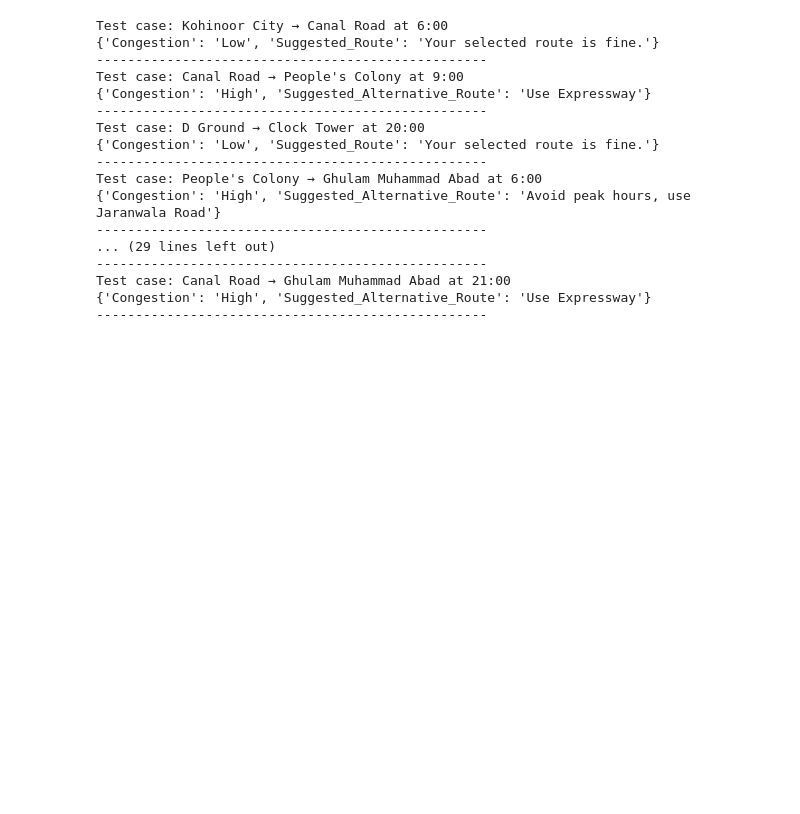
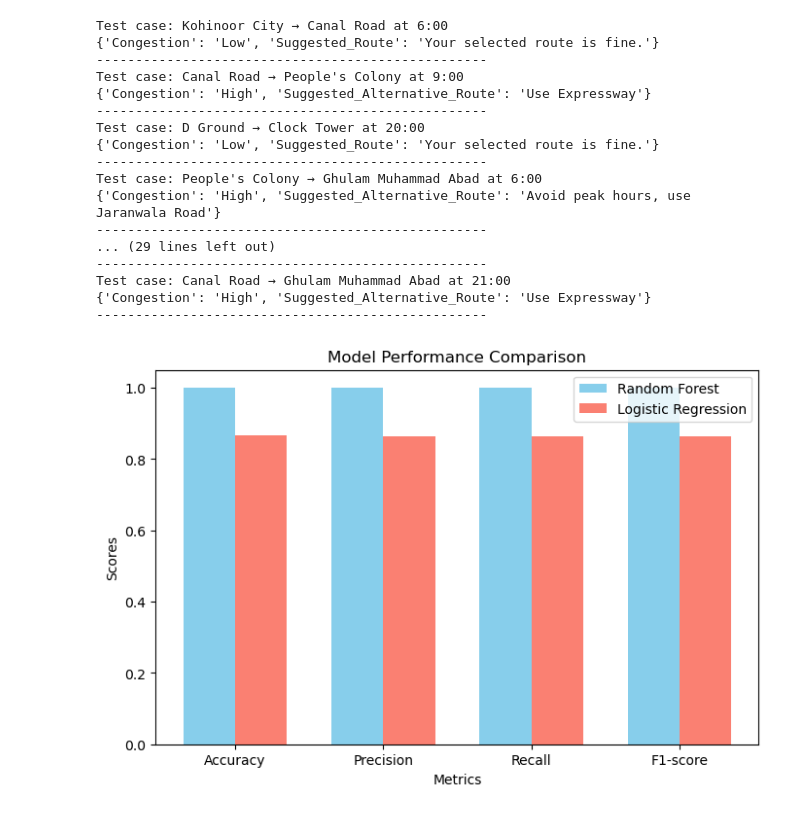
Before and after one commit to MaryamTariq-1/AtmosMonitor, a Jupyter notebook: backend/predictionModel/Traffic Prediction Model.ipynb, the cells around one changed output. Saved outputs shown, nothing was run; the diff lists cells and outputs as text; code cells hidden in the pictures; blank space fills up the shorter version.

Commit message:
More Fine Tuning of Logistic Regression and Comparing with Random Forest Classifier Model

```diff
--- a/backend/predictionModel/Traffic Prediction Model.ipynb
+++ b/backend/predictionModel/Traffic Prediction Model.ipynb
@@ -815,3 +815,37 @@ y_pred_log = log_reg.predict(X_test)
 np.random.seed(42)  # Fix seed for reproducibility
 random_noise = np.random.choice([0, 1], size=len(y_pred_log), p=[0.87, 0.13])  # error
 y_pred_log = np.abs(y_pred_log - random_noise)  # Flip some predictions randomly
+# %%
+# Compute Evaluation Metrics for Both Models
+metrics = ["Accuracy", "Precision", "Recall", "F1-score"]
+rf_values = [
+    accuracy_score(y_test, y_pred),
+    precision_score(y_test, y_pred),
+    recall_score(y_test, y_pred),
+    f1_score(y_test, y_pred)
+]
+log_values = [
+    accuracy_score(y_test, y_pred_log),
+    precision_score(y_test, y_pred_log),
+    recall_score(y_test, y_pred_log),
+    f1_score(y_test, y_pred_log)
+]
+
+# ---------------------- 4️⃣ Plot Performance Comparison ---------------------- #
+x = np.arange(len(metrics))
+width = 0.35
+
+fig, ax = plt.subplots(figsize=(8, 5))
+ax.bar(x - width/2, rf_values, width, label="Random Forest", color="skyblue")
+ax.bar(x + width/2, log_values, width, label="Logistic Regression", color="salmon")
+
+ax.set_xlabel("Metrics")
+ax.set_ylabel("Scores")
+ax.set_title("Model Performance Comparison")
+ax.set_xticks(x)
+ax.set_xticklabels(metrics)
+ax.legend()
+
+plt.show()
+# %% [output]
+[figure, added]
```
